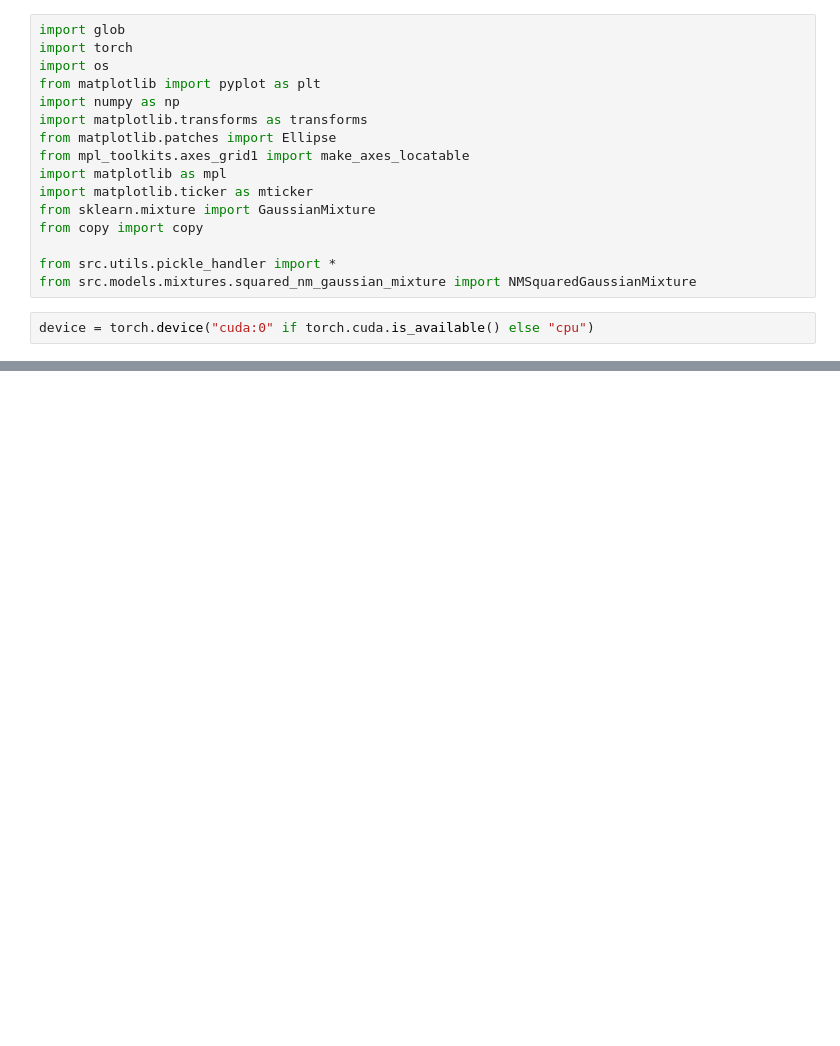
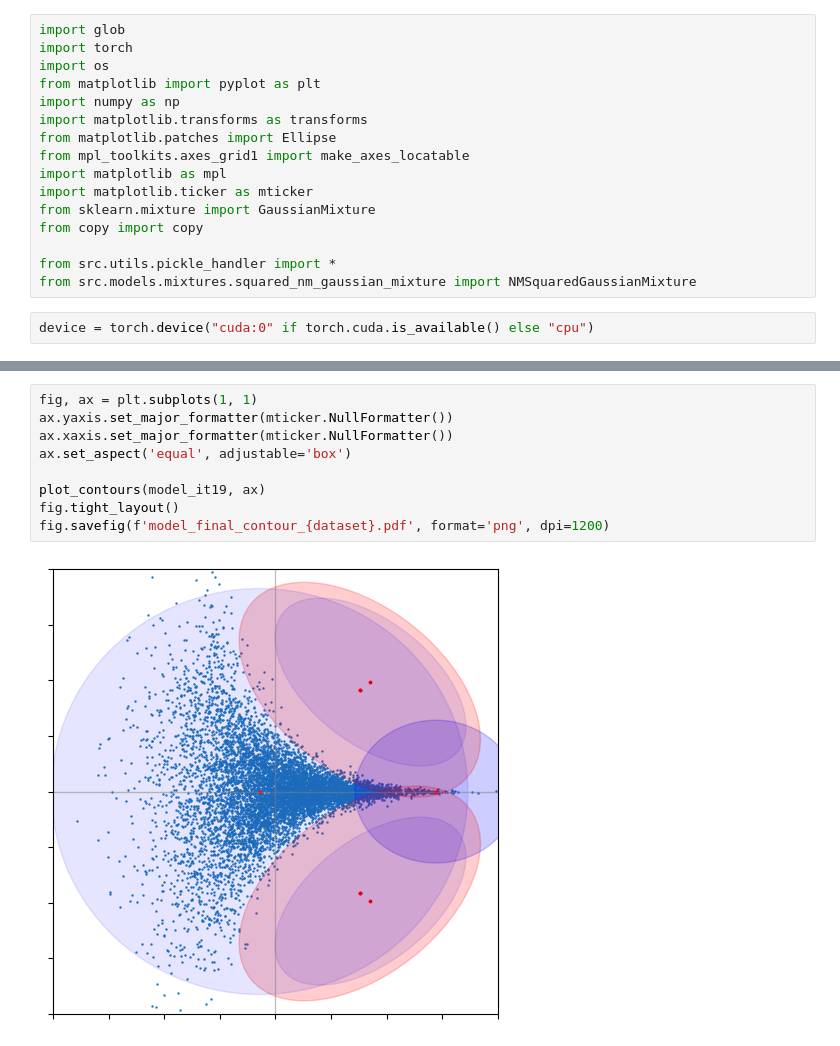
Before and after one commit to PatrickTourniaire/Negative-Gaussian-Mixture-Model, a Jupyter notebook: report_result_visualisations.ipynb, the cells around one changed output, grey strips where cells are left out. Cells and saved outputs as stored; diff of their text form; blank space fills up the shorter version.

```diff
--- a/report_result_visualisations.ipynb
+++ b/report_result_visualisations.ipynb
@@ -403,0 +427,11 @@ fig.savefig('banana_nmgmm_results.pdf', format='pdf', dpi=1200)
+# %%
+fig, ax = plt.subplots(1, 1)
+ax.yaxis.set_major_formatter(mticker.NullFormatter())
+ax.xaxis.set_major_formatter(mticker.NullFormatter())
+ax.set_aspect('equal', adjustable='box')
+
+plot_contours(model_it19, ax)
+fig.tight_layout()
+fig.savefig(f'model_final_contour_{dataset}.pdf', format='png', dpi=1200)
+# %% [output]
+[figure, added]
```
Also changed, not shown: parts of 11 cells of this notebook, 16 other files.
